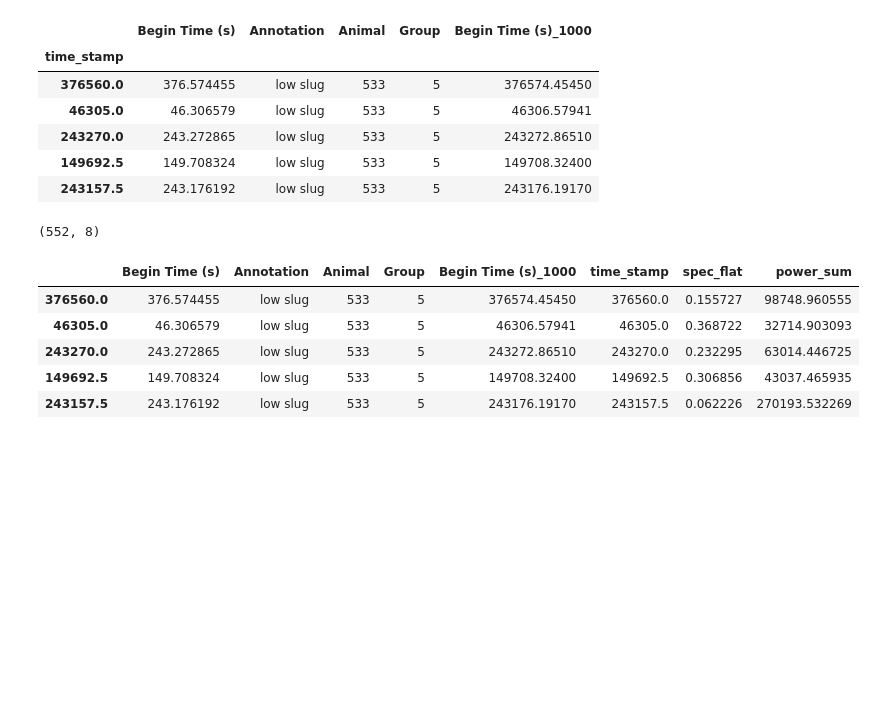
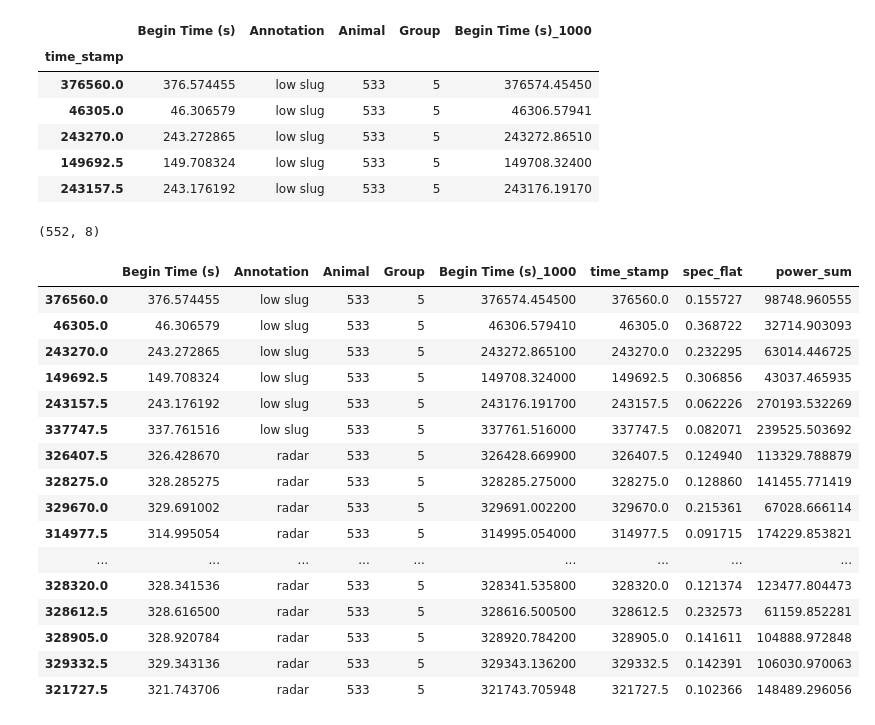
Before and after one commit to grace3999/USV_Python, a Jupyter notebook: Notebooks/Features_from_annotations_clustering.ipynb, the cells around one changed output. Drawn from its saved outputs; the diff is of its cells as text; code cells hidden in the pictures; blank space fills up the shorter version.

```diff
--- a/Notebooks/Features_from_annotations_clustering.ipynb
+++ b/Notebooks/Features_from_annotations_clustering.ipynb
@@ -126,15 +126,27 @@ annot_info.head()
 # %%
 features_with_info = pd.concat([annot_info, feature_df], axis=1)
 print(features_with_info.shape)
-features_with_info.head()
+features_with_info.dropna(axis = 0, inplace=True)
+features_with_info.head(50)
 # %% [output]
 (552, 8)
 |  | Begin Time (s) | Annotation | Animal | Group | Begin Time (s)_1000 | time_stamp | spec_flat | power_sum |
-| 376560.0 | 376.574455 | low slug | 533 | 5 | 376574.45450 | 376560.0 | 0.155727 | 98748.960555 |
-| 46305.0 | 46.306579 | low slug | 533 | 5 | 46306.57941 | 46305.0 | 0.368722 | 32714.903093 |
-| 243270.0 | 243.272865 | low slug | 533 | 5 | 243272.86510 | 243270.0 | 0.232295 | 63014.446725 |
-| 149692.5 | 149.708324 | low slug | 533 | 5 | 149708.32400 | 149692.5 | 0.306856 | 43037.465935 |
-| 243157.5 | 243.176192 | low slug | 533 | 5 | 243176.19170 | 243157.5 | 0.062226 | 270193.532269 |
+| 376560.0 | 376.574455 | low slug | 533 | 5 | 376574.454500 | 376560.0 | 0.155727 | 98748.960555 |
+| 46305.0 | 46.306579 | low slug | 533 | 5 | 46306.579410 | 46305.0 | 0.368722 | 32714.903093 |
+| 243270.0 | 243.272865 | low slug | 533 | 5 | 243272.865100 | 243270.0 | 0.232295 | 63014.446725 |
+| 149692.5 | 149.708324 | low slug | 533 | 5 | 149708.324000 | 149692.5 | 0.306856 | 43037.465935 |
+| 243157.5 | 243.176192 | low slug | 533 | 5 | 243176.191700 | 243157.5 | 0.062226 | 270193.532269 |
+| 337747.5 | 337.761516 | low slug | 533 | 5 | 337761.516000 | 337747.5 | 0.082071 | 239525.503692 |
+| 326407.5 | 326.428670 | radar | 533 | 5 | 326428.669900 | 326407.5 | 0.124940 | 113329.788879 |
+| 328275.0 | 328.285275 | radar | 533 | 5 | 328285.275000 | 328275.0 | 0.128860 | 141455.771419 |
+| 329670.0 | 329.691002 | radar | 533 | 5 | 329691.002200 | 329670.0 | 0.215361 | 67028.666114 |
+| 314977.5 | 314.995054 | radar | 533 | 5 | 314995.054000 | 314977.5 | 0.091715 | 174229.853821 |
+| ... | ... | ... | ... | ... | ... | ... | ... | ... |
+| 328320.0 | 328.341536 | radar | 533 | 5 | 328341.535800 | 328320.0 | 0.121374 | 123477.804473 |
+| 328612.5 | 328.616500 | radar | 533 | 5 | 328616.500500 | 328612.5 | 0.232573 | 61159.852281 |
+| 328905.0 | 328.920784 | radar | 533 | 5 | 328920.784200 | 328905.0 | 0.141611 | 104888.972848 |
+| 329332.5 | 329.343136 | radar | 533 | 5 | 329343.136200 | 329332.5 | 0.142391 | 106030.970063 |
+| 321727.5 | 321.743706 | radar | 533 | 5 | 321743.705948 | 321727.5 | 0.102366 | 148489.296056 |
 # %%
 features_with_info.groupby('Annotation')['power_sum'].describe()
 # %% [output]
```
Also changed, not shown: parts of 7 cells of this notebook.
